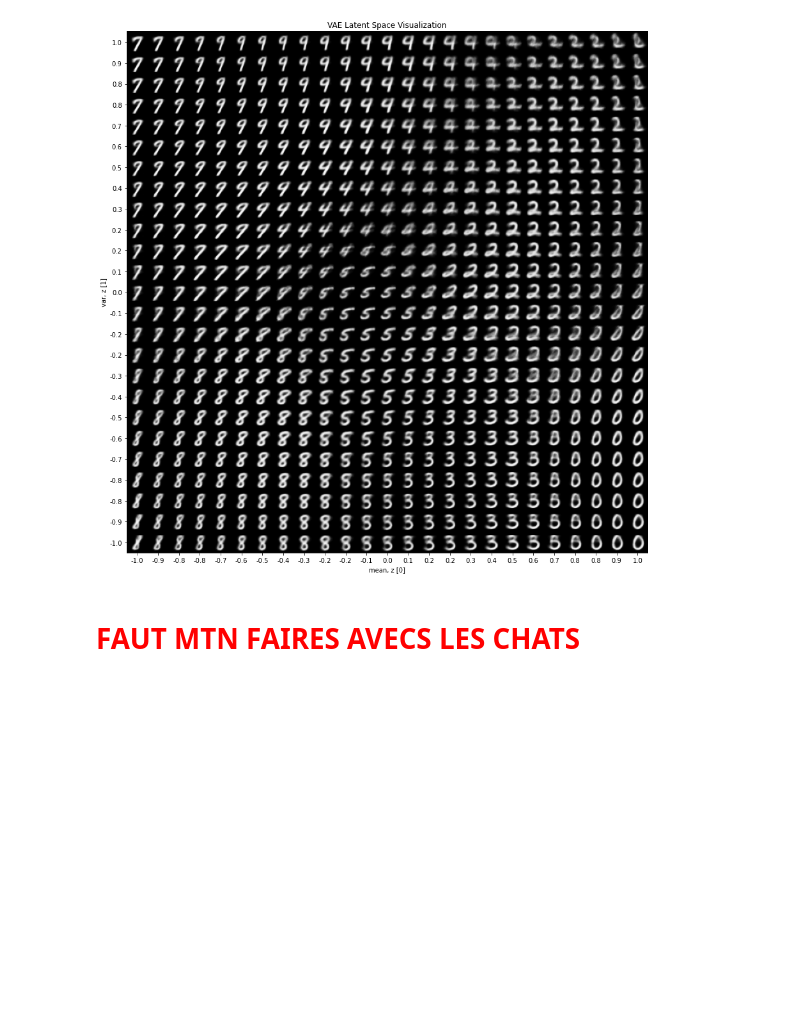
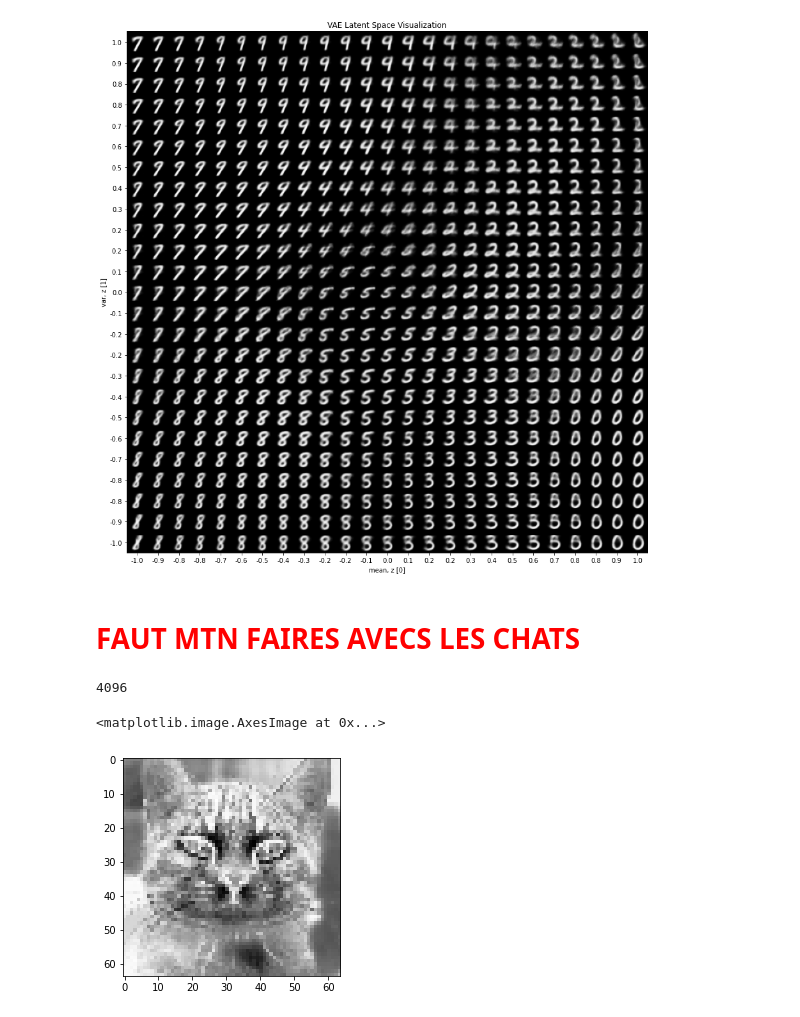
Before and after one commit to GigiML/RD_project, a Jupyter notebook: vae.ipynb, the cells around one changed output. Cells and saved outputs as stored; diff of their text form; code cells hidden in the pictures; blank space fills up the shorter version.

```diff
--- a/vae.ipynb
+++ b/vae.ipynb
@@ -226,3 +210,7 @@ plot_latent_space(model)
 [figure]
 # %% [markdown]
 # <span style="color:red">FAUT MTN FAIRES AVECS LES CHATS
+# %%
+64*64
+# %% [output]
+4096
@@ -228,0 +219,27 @@ plot_latent_space(model)
+# %%
+class CustomDataSet(Dataset):
+    def __init__(self, csv_data, transform=None):
+        self.df = csv_data
+        self.transform = transform
+
+    def __len__(self):
+        return self.df.shape[0]
+
+    def __getitem__(self, index):
+        line = self.df.iloc[index, :]
+        line = torch.tensor(minmax_scale(line), dtype=torch.float32)
+        if self.transform:
+            line = self.transform(line)
+        return line
+# %%
+dataset_cat = CustomDataSet(data)
+# %%
+batch_size = 1000
+train_loader_cat = DataLoader(dataset=dataset_cat, batch_size=batch_size, shuffle=True)
+# %%
+train_loader_cat
+X = iter(train_loader_cat)
+plt.imshow(next(X)[0].reshape((64, 64)), cmap="Greys")
+# %% [output]
+<matplotlib.image.AxesImage at 0x...>
+[figure, added]
```
Also changed, not shown: parts of 7 cells of this notebook.
